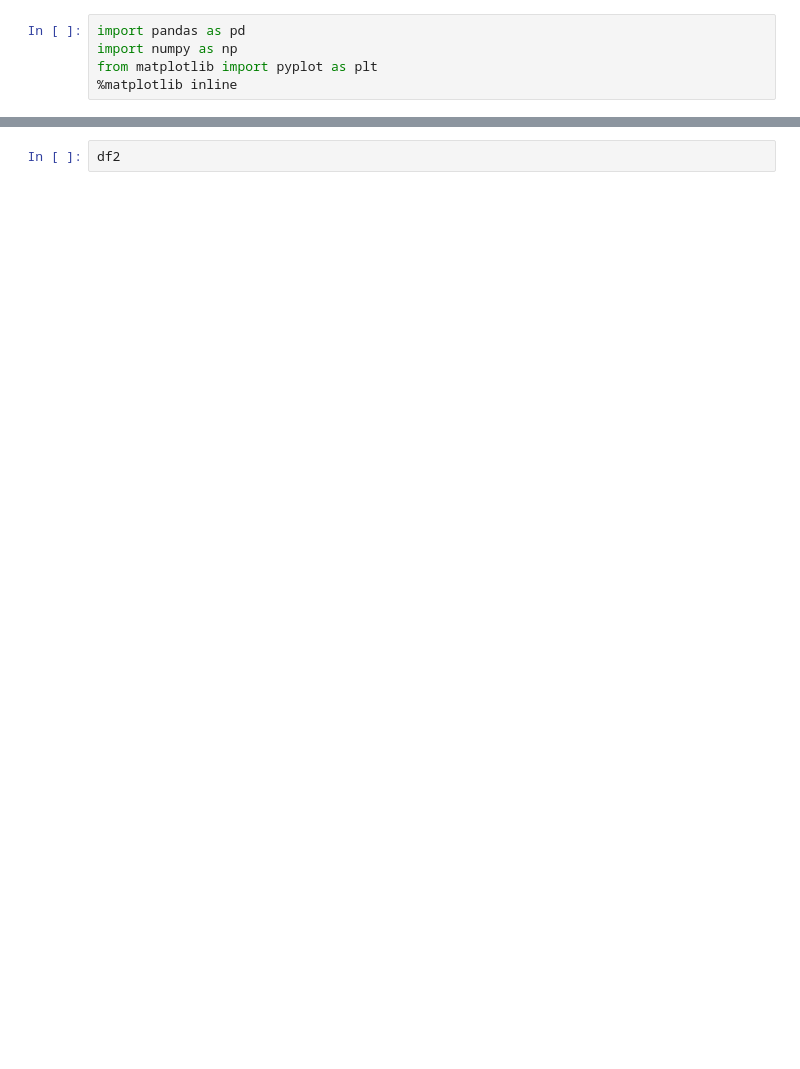
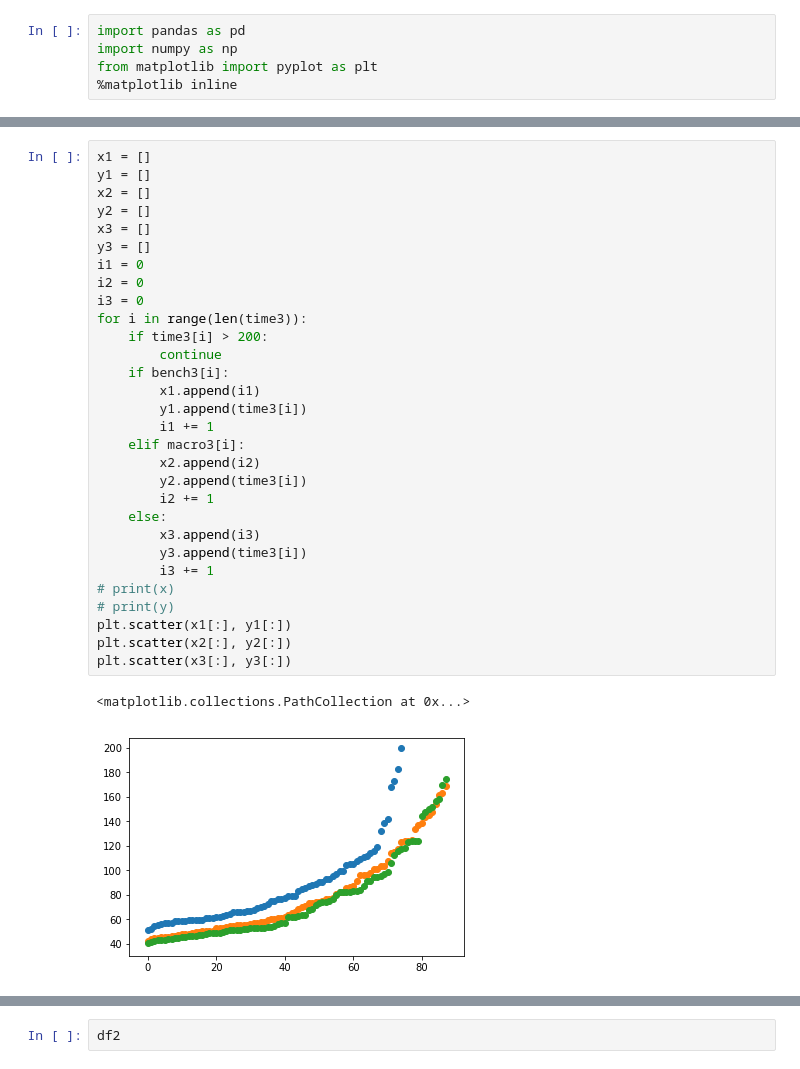
Before and after one commit to hashmup/genie, a Jupyter notebook: analyze/Untitled.ipynb, the cells around one changed output, grey strips where cells are left out. Drawn from its saved outputs; the diff is of its cells as text; blank space fills up the shorter version.

```diff
--- a/analyze/Untitled.ipynb
+++ b/analyze/Untitled.ipynb
@@ -20,0 +124,33 @@ df.sort_values(by="bench")
+# %%
+x1 = []
+y1 = []
+x2 = []
+y2 = []
+x3 = []
+y3 = []
+i1 = 0
+i2 = 0
+i3 = 0
+for i in range(len(time3)):
+    if time3[i] > 200:
+        continue
+    if bench3[i]:
+        x1.append(i1)
+        y1.append(time3[i])
+        i1 += 1
+    elif macro3[i]:
+        x2.append(i2)
+        y2.append(time3[i])
+        i2 += 1
+    else:
+        x3.append(i3)
+        y3.append(time3[i])
+        i3 += 1
+# print(x)
+# print(y)
+plt.scatter(x1[:], y1[:])
+plt.scatter(x2[:], y2[:])
+plt.scatter(x3[:], y3[:])
+# %% [output]
+<matplotlib.collections.PathCollection at 0x...>
+[figure, added]
```
Also changed, not shown: parts of 8 cells of this notebook, 7 other files.
